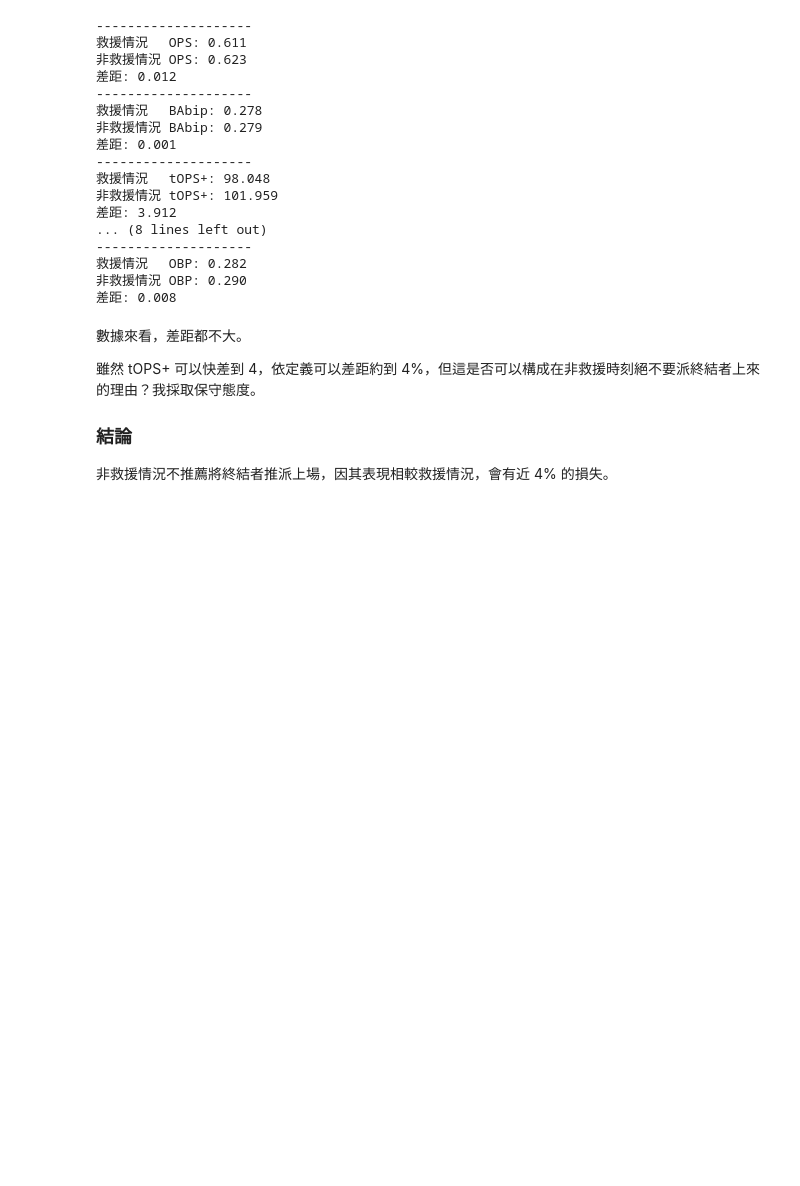
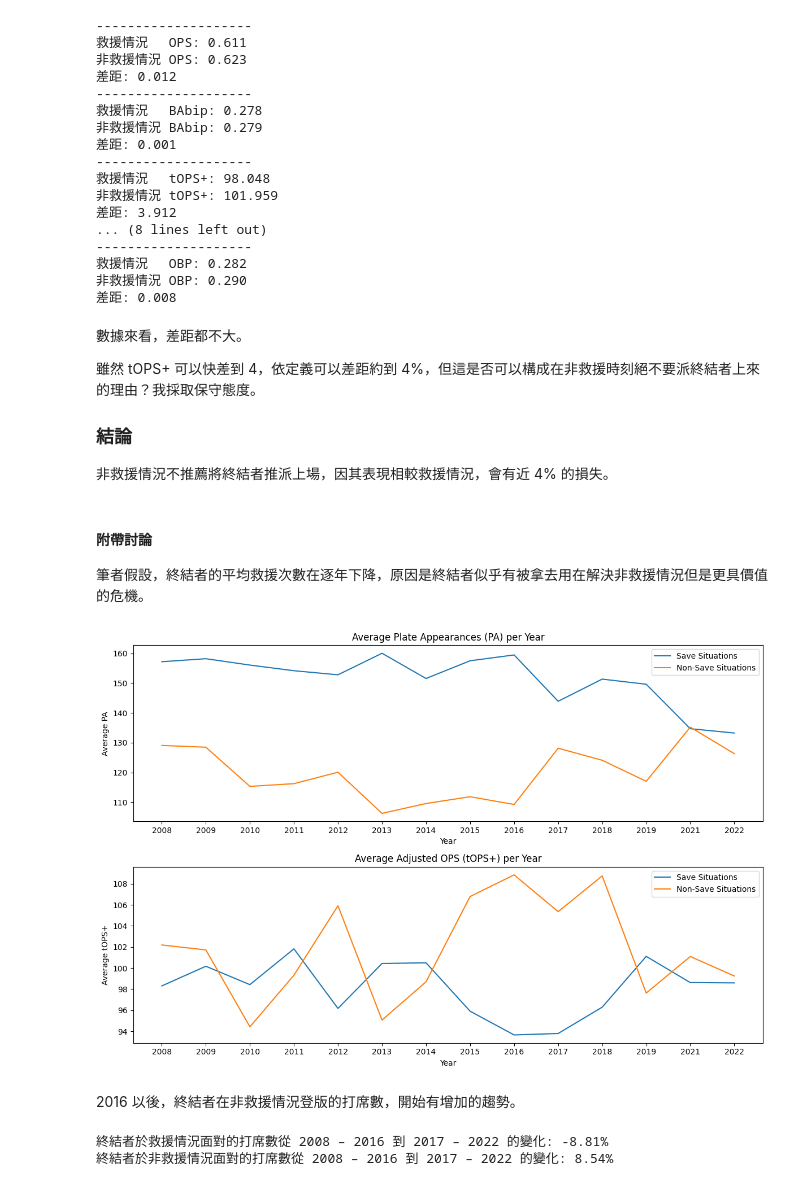
Before and after one commit to Shiou-Ju/closers-non-save-performance, a Jupyter notebook: non-save-situation-blow-save.ipynb, the cells around one changed output. Cells and saved outputs as stored; diff of their text form; code cells hidden in the pictures; blank space fills up the shorter version.

```diff
--- a/non-save-situation-blow-save.ipynb
+++ b/non-save-situation-blow-save.ipynb
@@ -331,3 +345,67 @@ for col in column_names:
 
 ### 結論
 非救援情況不推薦將終結者推派上場，因其表現相較救援情況，會有近 4% 的損失。
+# %% [markdown]
+#### 附帶討論
+筆者假設，終結者的平均救援次數在逐年下降，原因是終結者似乎有被拿去用在解決非救援情況但是更具價值的危機。
+# %%
+grouped_save = all_save_df.groupby('Year')[['PA', 'tOPS+']].mean()
+grouped_non_save = all_non_save_df.groupby('Year')[['PA', 'tOPS+']].mean()
+# %%
+import matplotlib.pyplot as plt
+
+plt.figure(figsize=(12, 8))
+
+plt.subplot(2, 1, 1)
+plt.plot(grouped_save.index, grouped_save['PA'], label='Save Situations')
+plt.plot(grouped_non_save.index, grouped_non_save['PA'], label='Non-Save Situations')
+plt.title('Average Plate Appearances (PA) per Year')
+plt.xlabel('Year')
+plt.ylabel('Average PA')
+plt.legend()
+
+plt.subplot(2, 1, 2)
+plt.plot(grouped_save.index, grouped_save['tOPS+'], label='Save Situations')
+plt.plot(grouped_non_save.index, grouped_non_save['tOPS+'], label='Non-Save Situations')
+plt.title('Average Adjusted OPS (tOPS+) per Year')
+plt.xlabel('Year')
+plt.ylabel('Average tOPS+')
+plt.legend()
+
+plt.tight_layout()
+plt.show()
+# %% [output]
+[figure, added]
+# %% [markdown]
+2016 以後，終結者在非救援情況登版的打席數，開始有增加的趨勢。
+# %%
+# Convert the index to string type
+grouped_save.index = grouped_save.index.astype(str)
+grouped_non_save.index = grouped_non_save.index.astype(str)
+
+# Define periods
+period1 = ('2008', '2016')
+period2 = ('2017', '2022')
+
+# Average PA for save and nonsave situations in period 1
+average_pa_save_period1 = grouped_save.loc[period1[0]:period1[1], 'PA'].mean()
+average_pa_nonsave_period1 = grouped_non_save.loc[period1[0]:period1[1], 'PA'].mean()
+
+# Average PA for save and nonsave situations in period 2
+average_pa_save_period2 = grouped_save.loc[period2[0]:period2[1], 'PA'].mean()
+average_pa_nonsave_period2 = grouped_non_save.loc[period2[0]:period2[1], 'PA'].mean()
+
+# Calculate differences between periods
+diff_save = average_pa_save_period2 - average_pa_save_period1
+diff_nonsave = average_pa_nonsave_period2 - average_pa_nonsave_period1
+
+# Calculate percentages
+percent_diff_save = (diff_save / average_pa_save_period1) * 100
+percent_diff_nonsave = (diff_nonsave / average_pa_nonsave_period1) * 100
+
+# Print differences
+print(f"終結者於救援情況面對的打席數從 2008 – 2016 到 2017 – 2022 的變化: {percent_diff_save:.2f}%")
+print(f"終結者於非救援情況面對的打席數從 2008 – 2016 到 2017 – 2022 的變化: {percent_diff_nonsave:.2f}%")
+# %% [output]
+終結者於救援情況面對的打席數從 2008 – 2016 到 2017 – 2022 的變化: -8.81%
+終結者於非救援情況面對的打席數從 2008 – 2016 到 2017 – 2022 的變化: 8.54%
```
Also changed, not shown: parts of 7 cells of this notebook, 1 other file.
